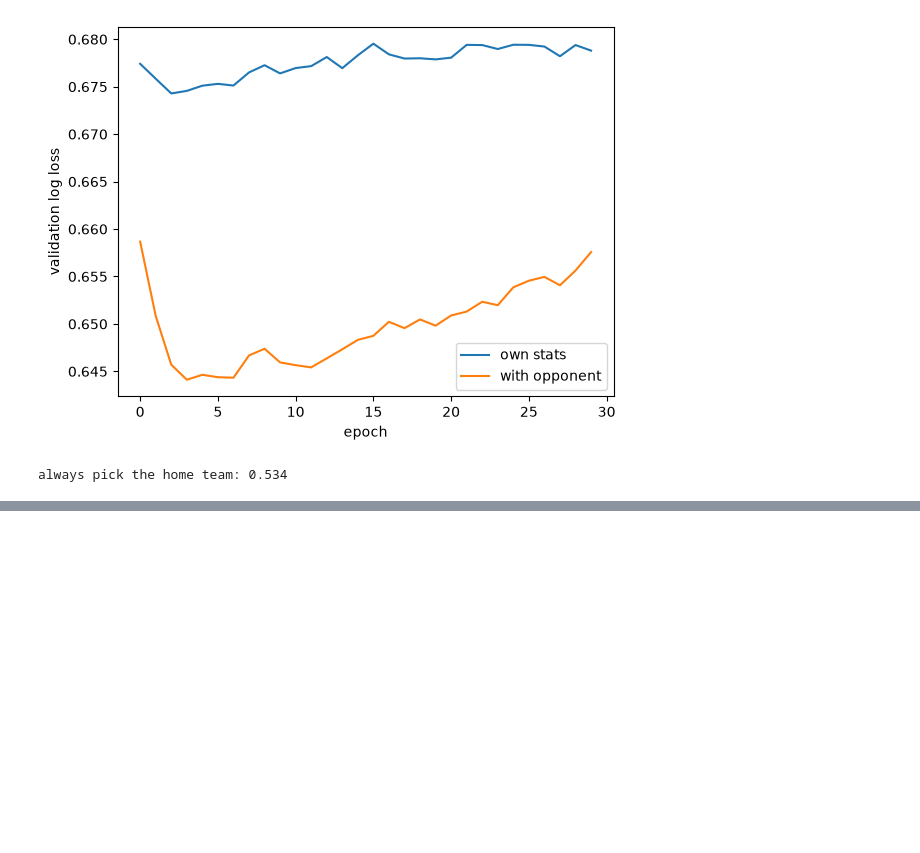
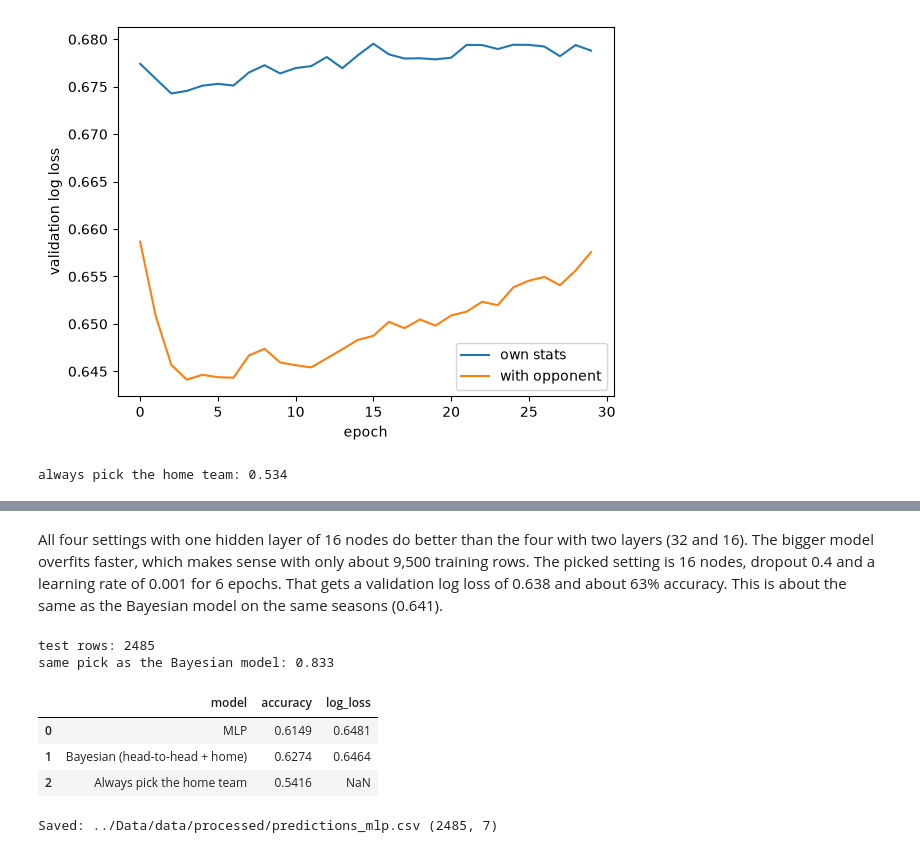
Before and after one commit to bdaylor13/predict-nfl-wins-fa26ds4420, a Jupyter notebook: Methods/nfl_mlp_model.ipynb, the cells around one changed output, grey strips where cells are left out. Saved outputs shown, nothing was run; the diff lists cells and outputs as text; code cells hidden in the pictures; blank space fills up the shorter version.

```diff
--- a/Methods/nfl_mlp_model.ipynb
+++ b/Methods/nfl_mlp_model.ipynb
@@ -157,0 +211,40 @@ Both versions still overfit. The validation loss for the opponent version is low
+# %% [markdown]
+All four settings with one hidden layer of 16 nodes do better than the four with two layers (32 and 16). The bigger model overfits faster, which makes sense with only about 9,500 training rows. The picked setting is 16 nodes, dropout 0.4 and a learning rate of 0.001 for 6 epochs. That gets a validation log loss of 0.638 and about 63% accuracy. This is about the same as the Bayesian model on the same seasons (0.641).
+# %%
+# test seasons, only run once with the picked model
+p_test = final_model.predict(X_test, verbose=0).ravel()
+test["prob"] = p_test
+test["pred"] = (p_test > 0.5).astype(int)
+
+# compare against the Bayesian model's predictions on the same test games
+bayes = pd.read_csv(DATA_DIR / "predictions_bayes.csv")
+both = test.merge(bayes[["game_id", "team", "prob"]], on=["game_id", "team"],
+                  suffixes=("", "_bayes"), validate="one_to_one")
+
+comparison = pd.DataFrame([
+    {"model": "MLP", "accuracy": accuracy_score(both["win"], both["prob"] > 0.5),
+     "log_loss": log_loss(both["win"], both["prob"])},
+    {"model": "Bayesian (head-to-head + home)",
+     "accuracy": accuracy_score(both["win"], both["prob_bayes"] > 0.5),
+     "log_loss": log_loss(both["win"], both["prob_bayes"])},
+    {"model": "Always pick the home team",
+     "accuracy": accuracy_score(both["win"], both["is_home"]), "log_loss": np.nan},
+])
+print("test rows:", len(both))
+print("same pick as the Bayesian model:",
+      round(((both["prob"] > 0.5) == (both["prob_bayes"] > 0.5)).mean(), 3))
+comparison.round(4)
+# %% [output]
+test rows: 2485
+same pick as the Bayesian model: 0.833
+|  | model | accuracy | log_loss |
+| 0 | MLP | 0.6149 | 0.6481 |
+| 1 | Bayesian (head-to-head + home) | 0.6274 | 0.6464 |
+| 2 | Always pick the home team | 0.5416 | NaN |
+# %%
+# save predictions in the same format as the Bayesian notebook
+out = test[["game_id", "team", "season", "week", "win", "prob", "pred"]]
+out.to_csv(DATA_DIR / "predictions_mlp.csv", index=False)
+print("Saved:", DATA_DIR / "predictions_mlp.csv", out.shape)
+# %% [output]
+Saved: ../Data/data/processed/predictions_mlp.csv (2485, 7)
```
Also changed, not shown: parts of 10 cells of this notebook, 1 other file.
